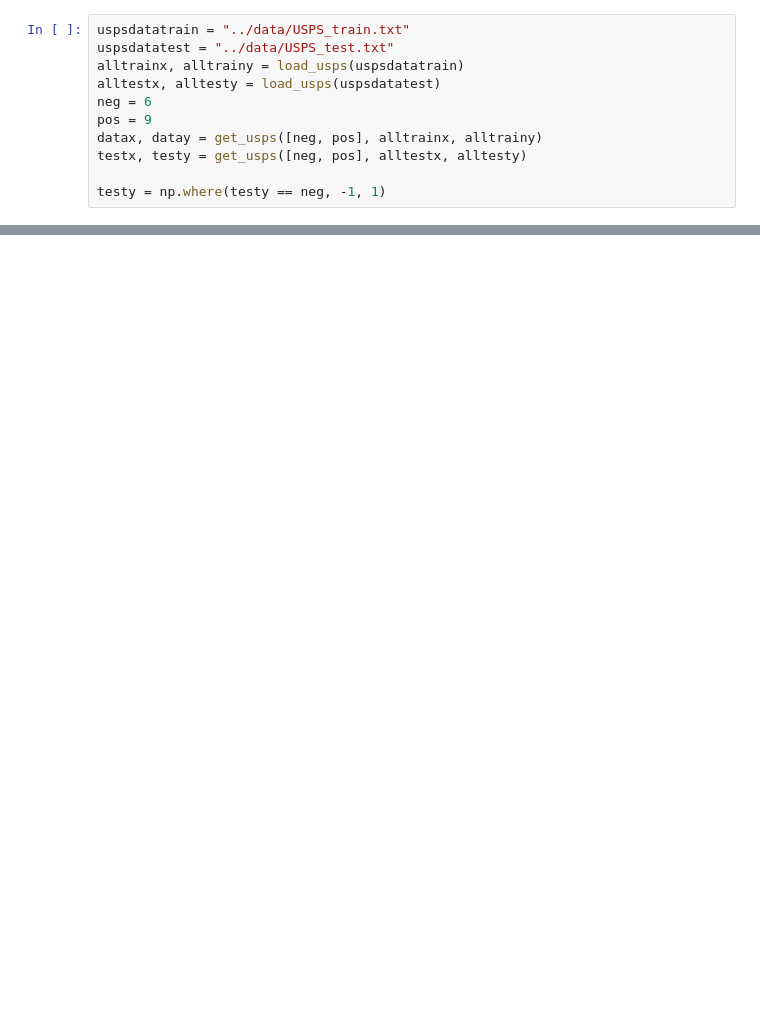
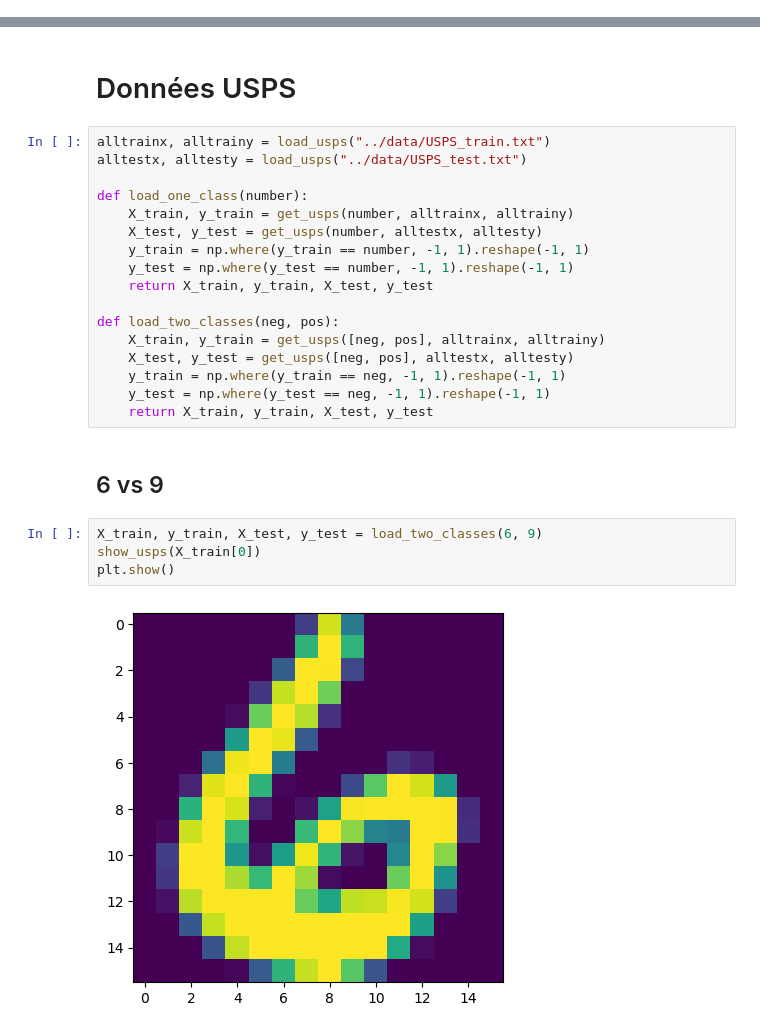
Before and after one commit to dataymeric/DAC, a Jupyter notebook: ML/TME4/src/tme4.ipynb, the cells around one changed output, grey strips where cells are left out. Drawn from its saved outputs; the diff is of its cells as text; blank space fills up the shorter version.

```diff
--- a/ML/TME4/src/tme4.ipynb
+++ b/ML/TME4/src/tme4.ipynb
@@ -3,11 +5,0 @@ from tme4 import *
-# %%
-uspsdatatrain = "../data/USPS_train.txt"
-uspsdatatest = "../data/USPS_test.txt"
-alltrainx, alltrainy = load_usps(uspsdatatrain)
-alltestx, alltesty = load_usps(uspsdatatest)
-neg = 6
-pos = 9
-datax, datay = get_usps([neg, pos], alltrainx, alltrainy)
-testx, testy = get_usps([neg, pos], alltestx, alltesty)
-
-testy = np.where(testy == neg, -1, 1)
@@ -83,0 +54,27 @@ plt.plot(loss_tab)
+# %% [markdown]
+# Données USPS
+# %%
+alltrainx, alltrainy = load_usps("../data/USPS_train.txt")
+alltestx, alltesty = load_usps("../data/USPS_test.txt")
+
+def load_one_class(number):
+    X_train, y_train = get_usps(number, alltrainx, alltrainy)
+    X_test, y_test = get_usps(number, alltestx, alltesty)
+    y_train = np.where(y_train == number, -1, 1).reshape(-1, 1)
+    y_test = np.where(y_test == number, -1, 1).reshape(-1, 1)
+    return X_train, y_train, X_test, y_test
+
+def load_two_classes(neg, pos):
+    X_train, y_train = get_usps([neg, pos], alltrainx, alltrainy)
+    X_test, y_test = get_usps([neg, pos], alltestx, alltesty)
+    y_train = np.where(y_train == neg, -1, 1).reshape(-1, 1)
+    y_test = np.where(y_test == neg, -1, 1).reshape(-1, 1)
+    return X_train, y_train, X_test, y_test
+# %% [markdown]
+## 6 vs 9
+# %%
+X_train, y_train, X_test, y_test = load_two_classes(6, 9)
+show_usps(X_train[0])
+plt.show()
+# %% [output]
+[figure, added]
```
Also changed, not shown: parts of 28 cells of this notebook, 1 other file.
